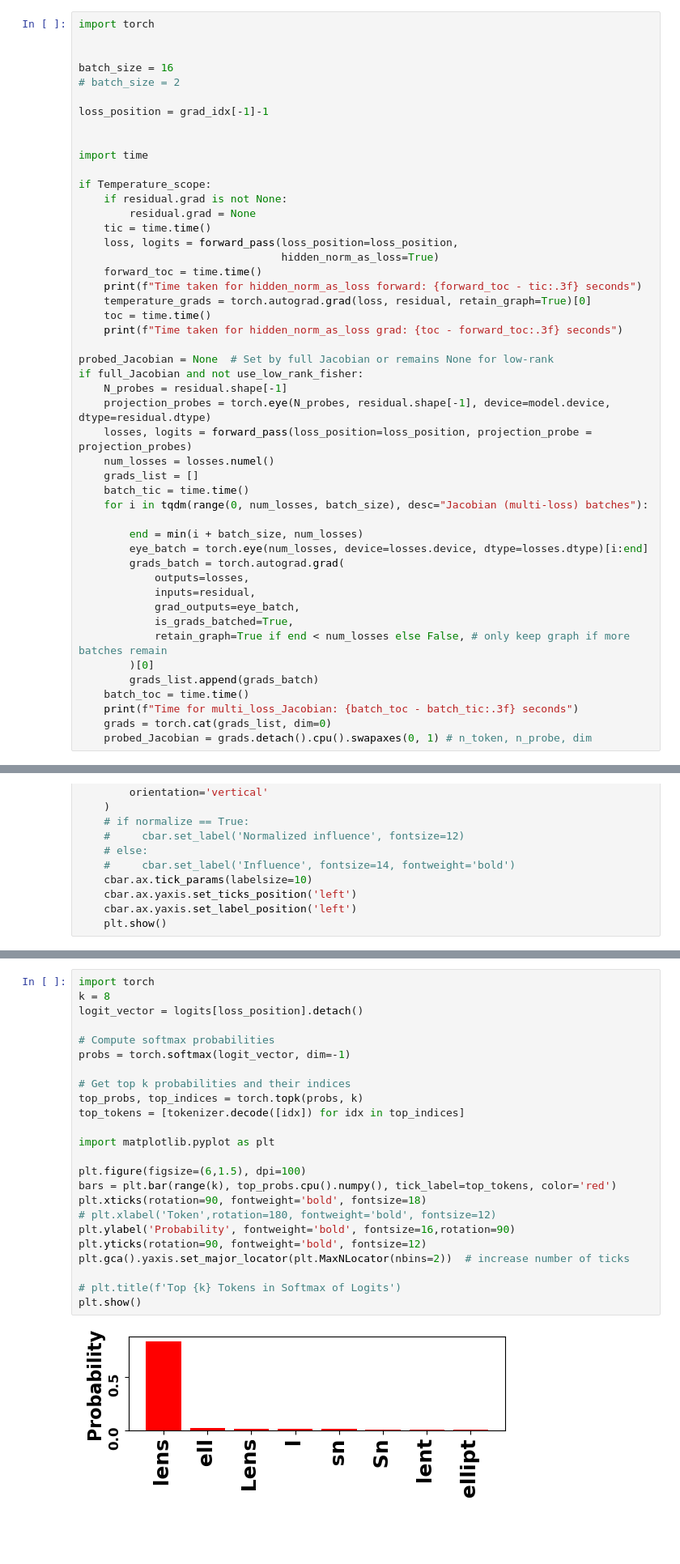
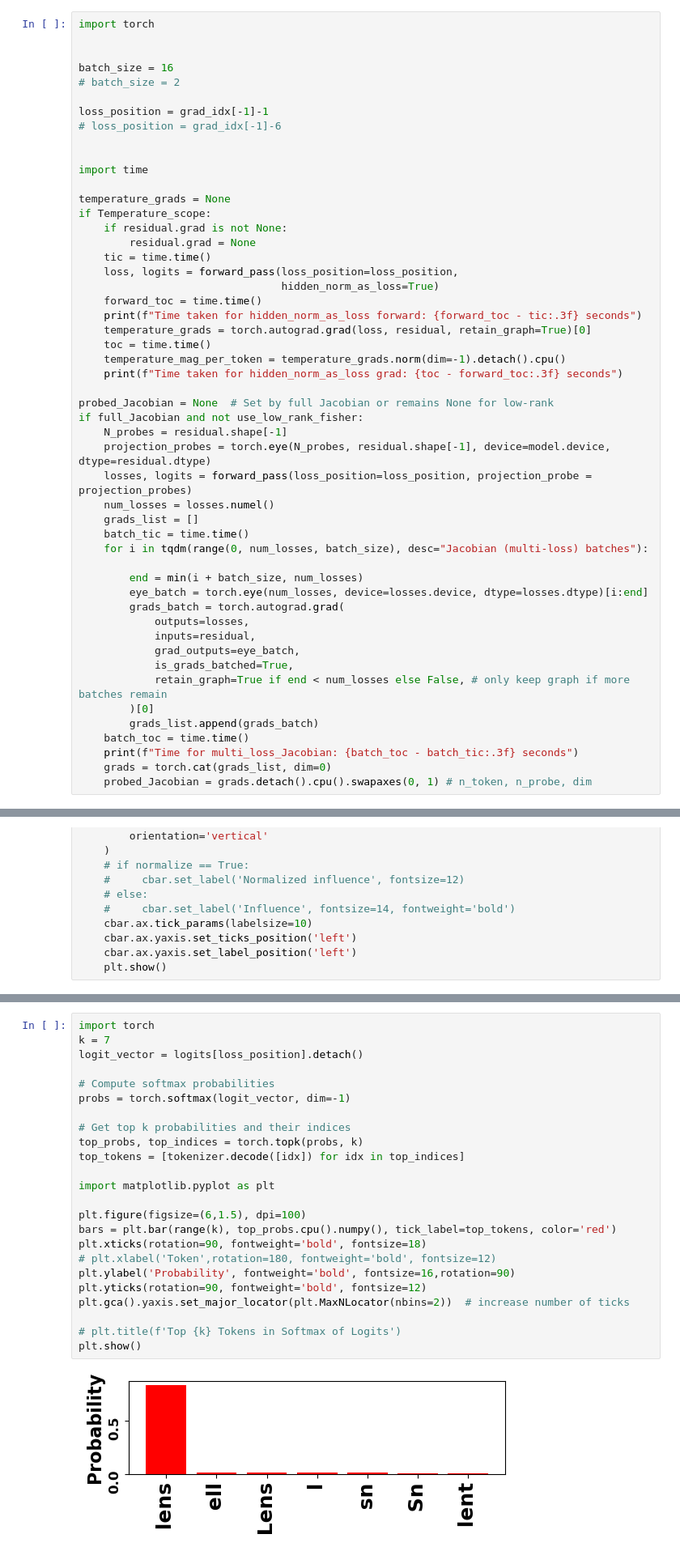
Before and after one commit to AntonioLiu97/JacobianScopes, a Jupyter notebook: Fisher_Temperature_Scopes_Principal_Fisher.ipynb, the cells around one changed output, grey strips where cells are left out. Shown at 81% size. Cells and saved outputs as stored; diff of their text form; blank space fills up the shorter version.

```diff
--- a/Fisher_Temperature_Scopes_Principal_Fisher.ipynb
+++ b/Fisher_Temperature_Scopes_Principal_Fisher.ipynb
@@ -196,10 +196,12 @@ batch_size = 16
 # batch_size = 2
 
 loss_position = grad_idx[-1]-1
+# loss_position = grad_idx[-1]-6
 
 
 import time
 
+temperature_grads = None
 if Temperature_scope:
     if residual.grad is not None:
         residual.grad = None
@@ -210,6 +212,7 @@ if Temperature_scope:
     print(f"Time taken for hidden_norm_as_loss forward: {forward_toc - tic:.3f} seconds")
     temperature_grads = torch.autograd.grad(loss, residual, retain_graph=True)[0]
     toc = time.time()
+    temperature_mag_per_token = temperature_grads.norm(dim=-1).detach().cpu()
     print(f"Time taken for hidden_norm_as_loss grad: {toc - forward_toc:.3f} seconds")
 
 probed_Jacobian = None  # Set by full Jacobian or remains None for low-rank
@@ -521,27 +518,27 @@ French: Nous l'appelons lentille jacobienne. English: We call it Jacobian Scope
 [figure]
 # %%
 import torch
-k = 8
+k = 7
 logit_vector = logits[loss_position].detach()
 
 # Compute softmax probabilities
 probs = torch.softmax(logit_vector, dim=-1)
 
 # Get top k probabilities and their indices
 top_probs, top_indices = torch.topk(probs, k)
 top_tokens = [tokenizer.decode([idx]) for idx in top_indices]
 
 import matplotlib.pyplot as plt
 
 plt.figure(figsize=(6,1.5), dpi=100)
 bars = plt.bar(range(k), top_probs.cpu().numpy(), tick_label=top_tokens, color='red')
 plt.xticks(rotation=90, fontweight='bold', fontsize=18)
 # plt.xlabel('Token',rotation=180, fontweight='bold', fontsize=12)
 plt.ylabel('Probability', fontweight='bold', fontsize=16,rotation=90)
 plt.yticks(rotation=90, fontweight='bold', fontsize=12)
 plt.gca().yaxis.set_major_locator(plt.MaxNLocator(nbins=2))  # increase number of ticks
 
 # plt.title(f'Top {k} Tokens in Softmax of Logits')
 plt.show()
 # %% [output]
-[figure, old version]
+[figure, new version]
```
Also changed, not shown: parts of 8 cells of this notebook.
